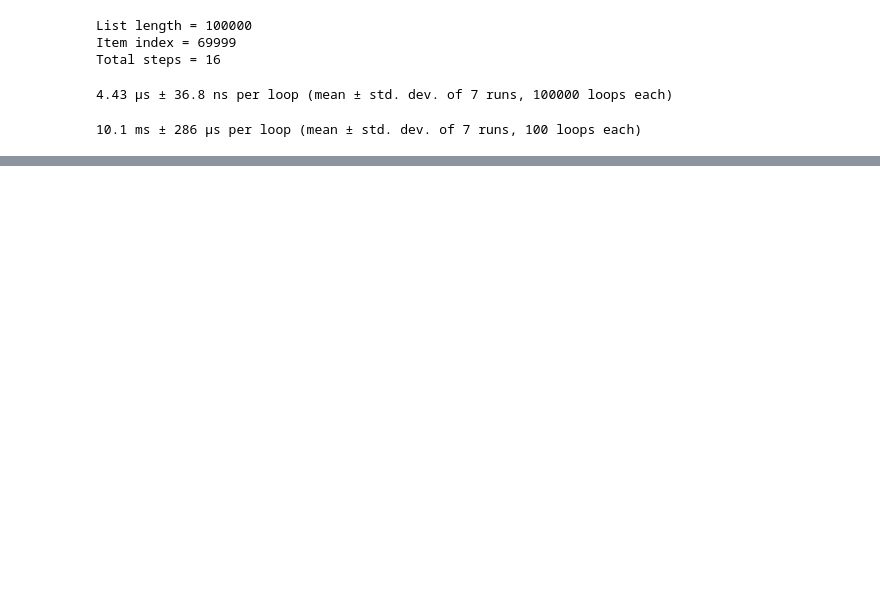
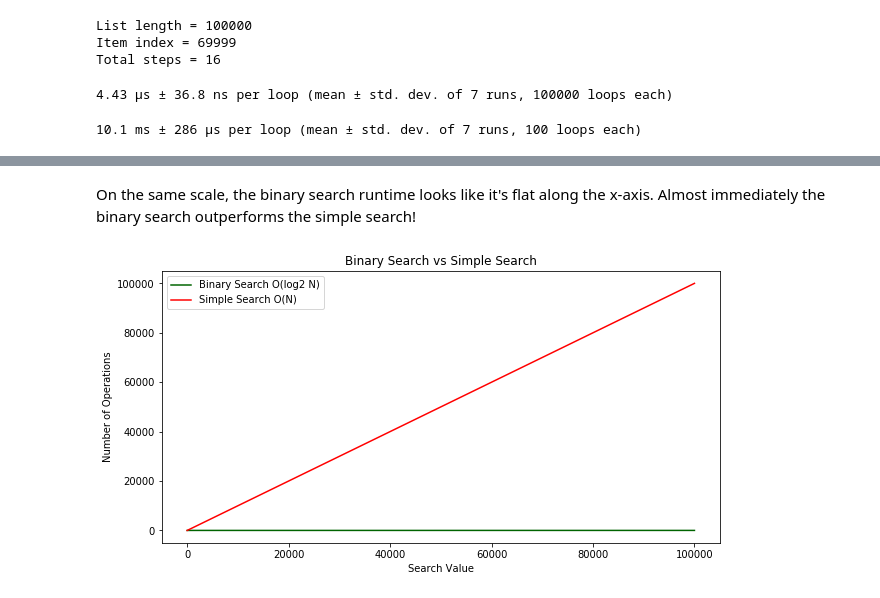
Before and after one commit to Jason-Adam/grokking-algorithms, a Jupyter notebook: binary_search.ipynb, the cells around one changed output, grey strips where cells are left out. Saved outputs shown, nothing was run; the diff lists cells and outputs as text; code cells hidden in the pictures; blank space fills up the shorter version.

```diff
--- a/binary_search.ipynb
+++ b/binary_search.ipynb
@@ -98,0 +127,15 @@ plt.show()
+# %% [markdown]
+On the same scale, the binary search runtime looks like it's flat along the x-axis. Almost immediately the binary search outperforms the simple search!
+# %%
+fig, ax = plt.subplots(figsize=(10, 5))
+
+ax.plot(bs, color="darkgreen")
+ax.plot(ss, color="red")
+ax.set_title("Binary Search vs Simple Search")
+ax.set_ylabel("Number of Operations")
+ax.set_xlabel("Search Value")
+ax.legend(["Binary Search O(log2 N)", "Simple Search O(N)"])
+
+plt.show()
+# %% [output]
+[figure, added]
```
Also changed, not shown: parts of 11 cells of this notebook.
